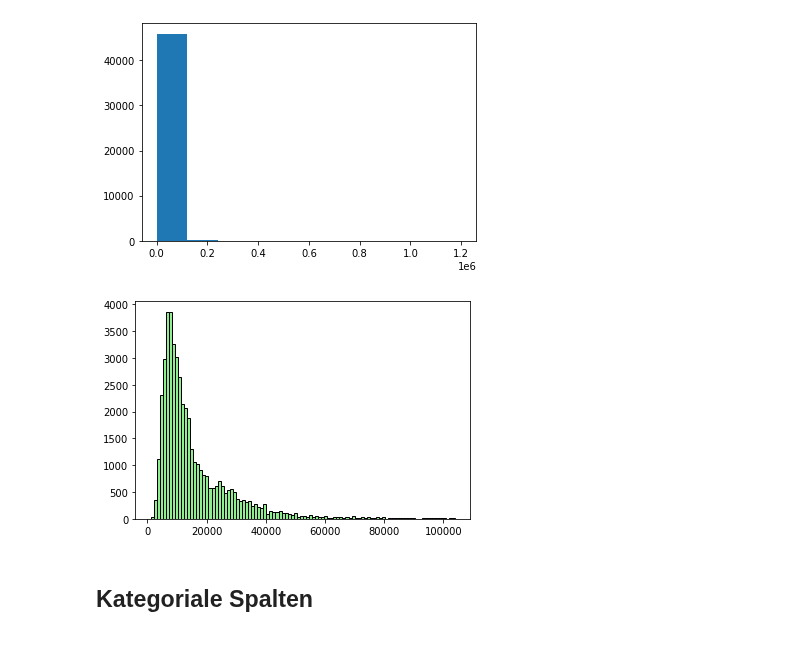
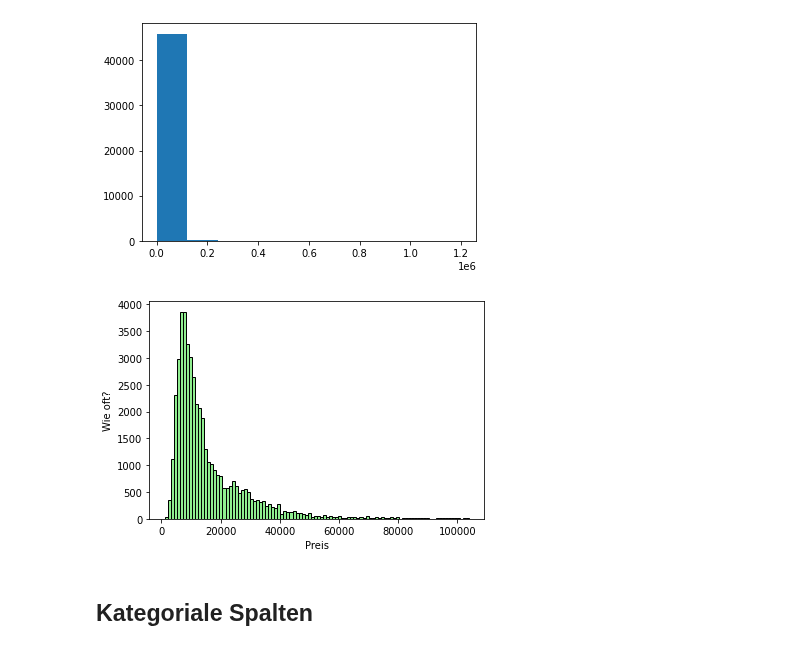
Before and after one commit to juebrauer/central, a Jupyter notebook: 018_einfuehrung_ml_autoverkaufspreise_vorhersagen/einfuehrung_ml_autoverkaufspreise_vorhersagen.ipynb, the cells around one changed output. Cells and saved outputs as stored; diff of their text form; code cells hidden in the pictures.

```diff
--- a/018_einfuehrung_ml_autoverkaufspreise_vorhersagen/einfuehrung_ml_autoverkaufspreise_vorhersagen.ipynb
+++ b/018_einfuehrung_ml_autoverkaufspreise_vorhersagen/einfuehrung_ml_autoverkaufspreise_vorhersagen.ipynb
@@ -183,9 +204,11 @@ plt.show()
 # %%
 import matplotlib.pyplot as plt
 plt.hist(t.query("price<105000")["price"], bins=100, edgecolor="black", color="lightgreen")
+plt.xlabel("Preis")
+plt.ylabel("Wie oft?")
 plt.show()
 # %% [output]
-[figure, old version]
+[figure, new version]
 # %% [markdown]
 ## Kategoriale Spalten
 # %%
```
Also changed, not shown: parts of 29 cells of this notebook.
